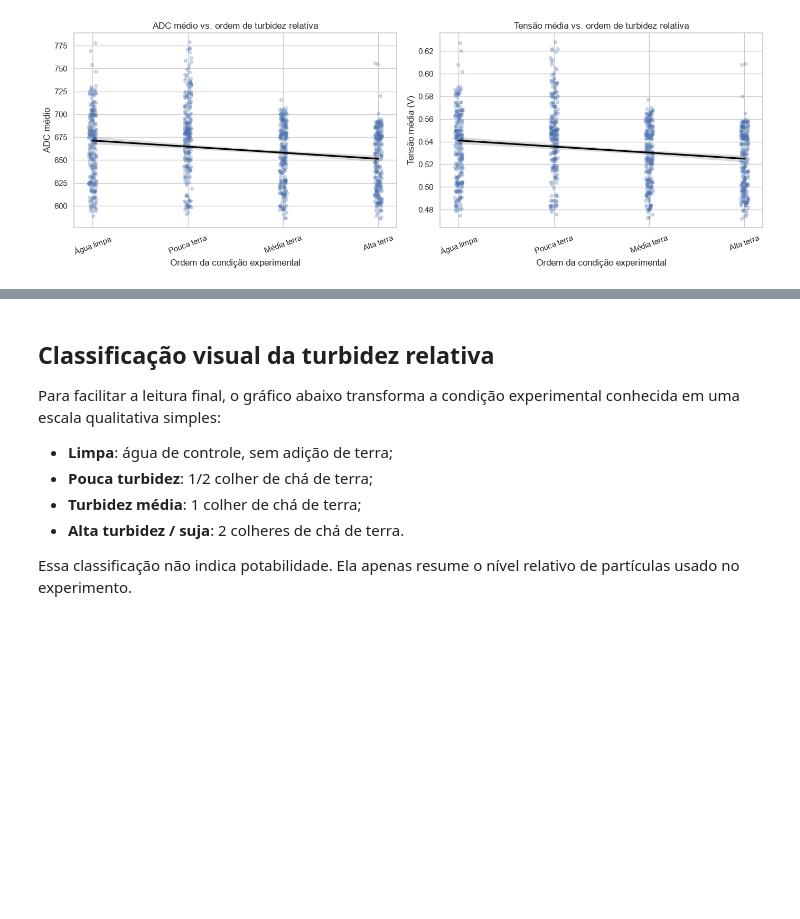
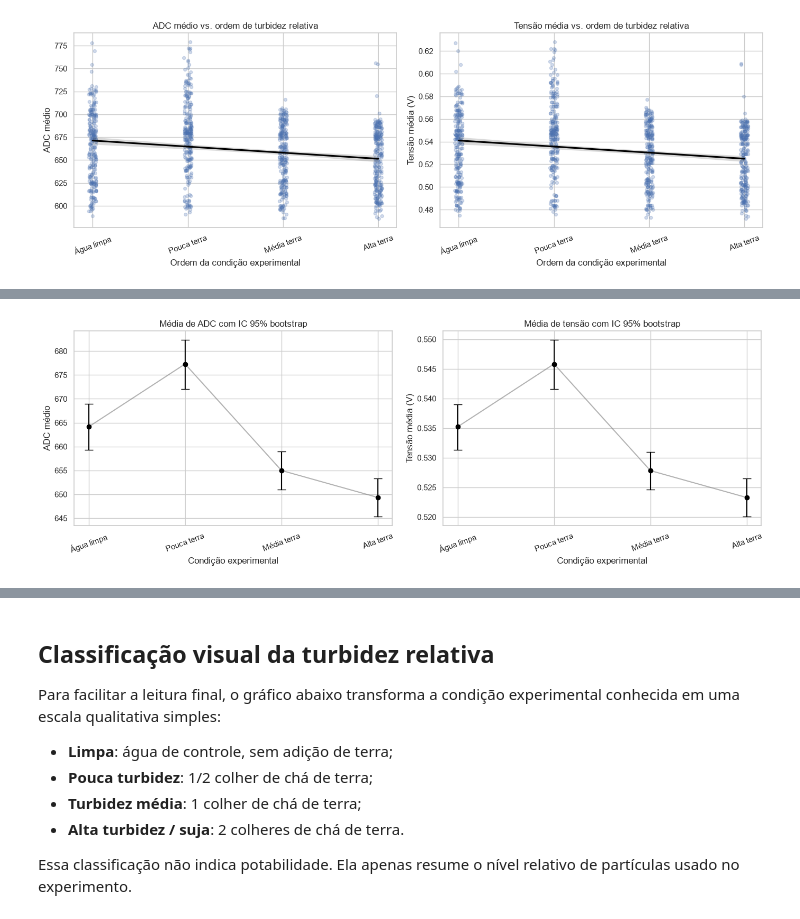
Before and after one commit to michaeldouglas/HidroAlerta, a Jupyter notebook: Analise_Dos_Dados/Analise.ipynb, the cells around one changed output, grey strips where cells are left out. Saved outputs shown, nothing was run; the diff lists cells and outputs as text; code cells hidden in the pictures; blank space fills up the shorter version.

```diff
--- a/Analise_Dos_Dados/Analise.ipynb
+++ b/Analise_Dos_Dados/Analise.ipynb
@@ -581,0 +759,27 @@ plt.show()
+# %%
+adc_ci = bootstrap_ci[bootstrap_ci["metrica"] == "adc_medio"].copy()
+voltage_ci = bootstrap_ci[bootstrap_ci["metrica"] == "tensao_media_v"].copy()
+
+fig, axes = plt.subplots(1, 2, figsize=(14, 5), sharex=False)
+
+for ax, plot_df, metric_label, title in [
+    (axes[0], adc_ci, "ADC médio", "Média de ADC com IC 95% bootstrap"),
+    (axes[1], voltage_ci, "Tensão média (V)", "Média de tensão com IC 95% bootstrap"),
+]:
+    x = np.arange(len(plot_df))
+    yerr = np.vstack([
+        plot_df["media"] - plot_df["ic95_inferior"],
+        plot_df["ic95_superior"] - plot_df["media"],
+    ])
+    ax.errorbar(x, plot_df["media"], yerr=yerr, fmt="o", capsize=6, color="black")
+    ax.plot(x, plot_df["media"], color="gray", alpha=0.6)
+    ax.set_xticks(x)
+    ax.set_xticklabels(plot_df["classe"], rotation=20)
+    ax.set_ylabel(metric_label)
+    ax.set_title(title)
+    ax.set_xlabel("Condição experimental")
+
+plt.tight_layout()
+plt.show()
+# %% [output]
+[figure, added]
```
Also changed, not shown: parts of 20 cells of this notebook.
